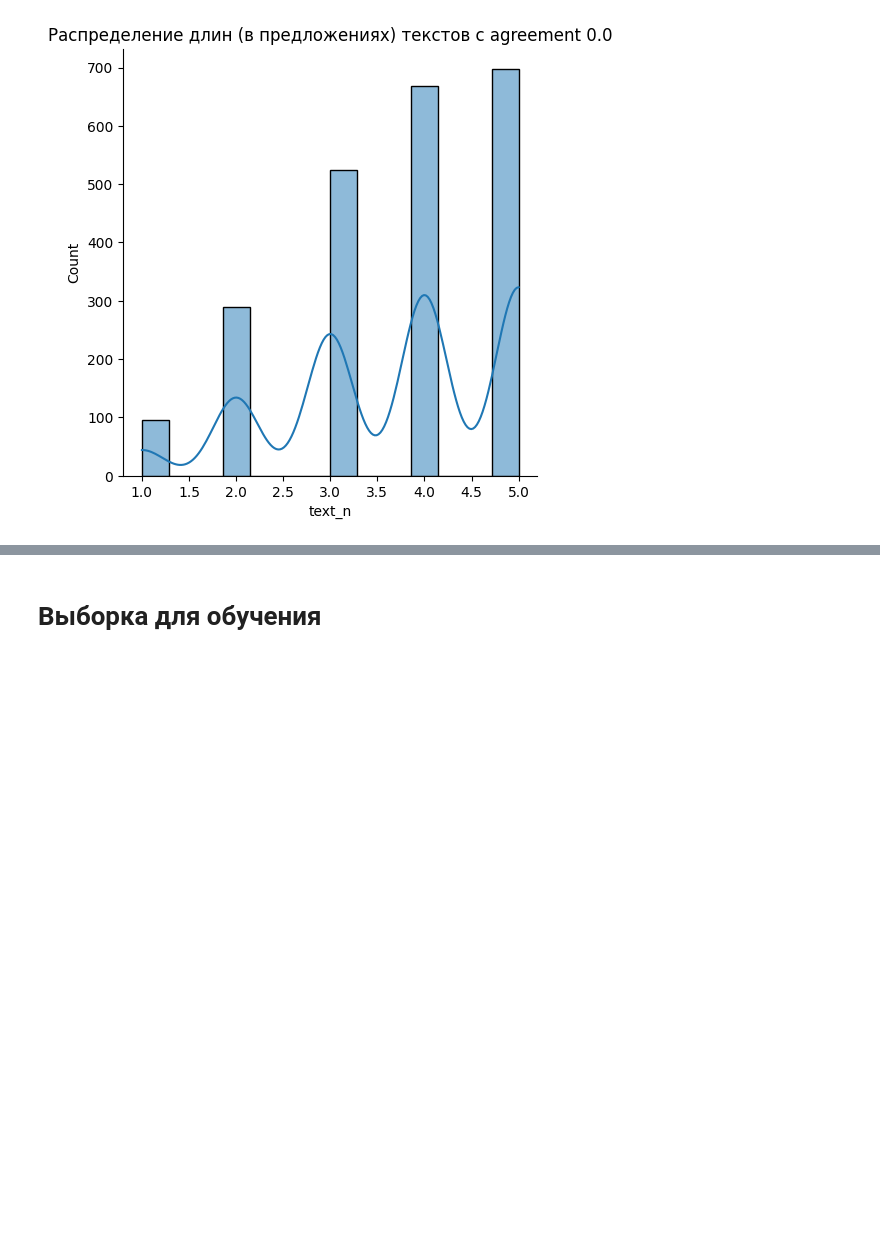
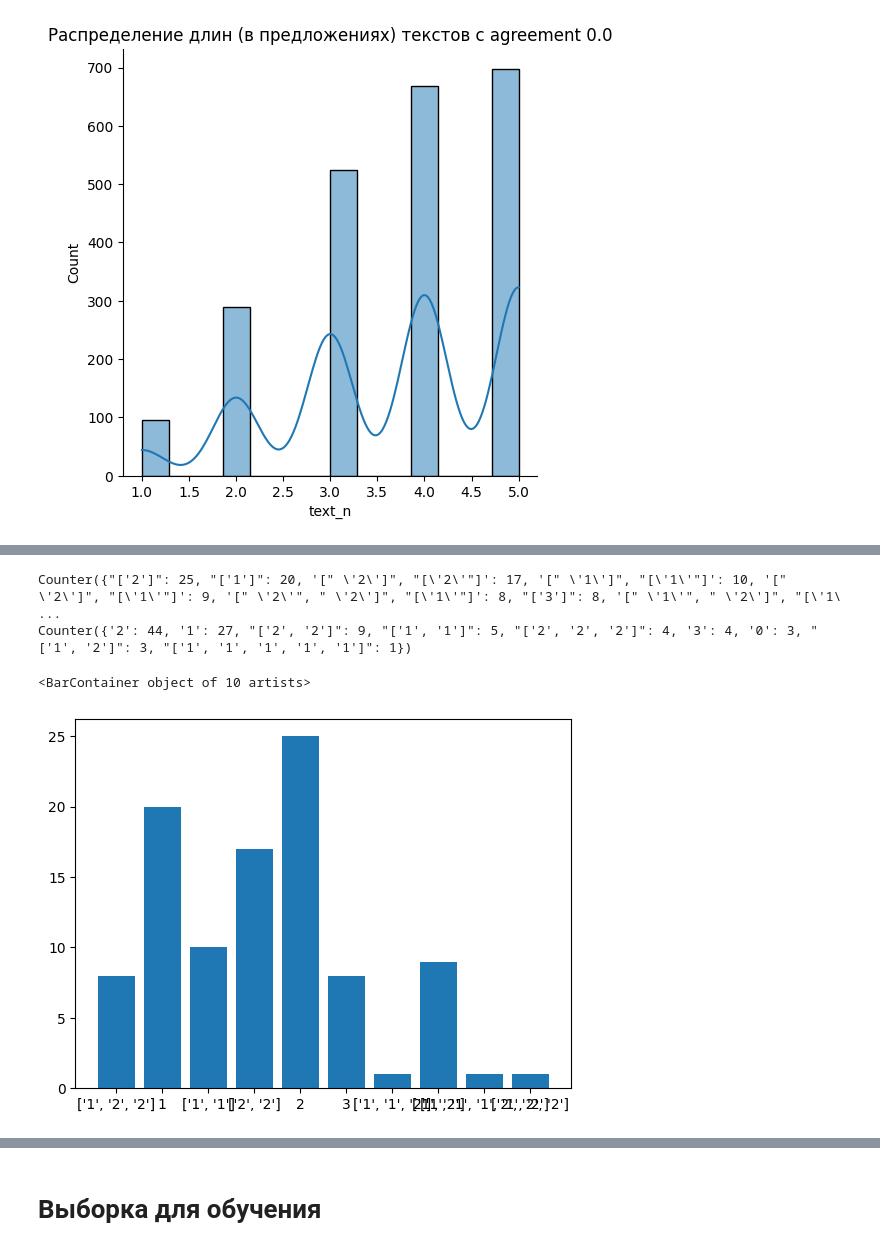
Before and after one commit to MaryObr/coursework, a Jupyter notebook: Coursework.ipynb, the cells around one changed output, grey strips where cells are left out. Cells and saved outputs as stored; diff of their text form; code cells hidden in the pictures; blank space fills up the shorter version.

```diff
--- a/Coursework.ipynb
+++ b/Coursework.ipynb
@@ -866,0 +865,9 @@ dtype: object
+# %%
+first = pd.read_sql('SELECT * from agreement_all', con=con)
+sixth = pd.read_sql('SELECT * from agreement_two', con=con)
+# %%
+scopef = first['scope'][:100].values
+scopes = sixth['scope'][:100].values
+# %%
+scopef = [str(sorted(s.split(','))) if type(s)!= int else str(s) for s in scopef]
+scopes = [str(sorted(s.split(','))) if type(s)!= int else str(s) for s in scopes]
@@ -866,0 +894,14 @@ dtype: object
+# %%
+f = Counter(scopef)
+s = Counter(scopes)
+# %%
+print(f)
+print(s)
+# %% [output]
+Counter({"['2']": 25, "['1']": 20, '[" \'2\']", "[\'2\'"]': 17, '[" \'1\']", "[\'1\'"]': 10, '[" \'2\']", "[\'1\'"]': 9, '[" \'2\'", " \'2\']", "[\'1\'"]': 8, "['3']": 8, '[" \'1\'", " \'2\']", "[\'1\ ...
+Counter({'2': 44, '1': 27, "['2', '2']": 9, "['1', '1']": 5, "['2', '2', '2']": 4, '3': 4, '0': 3, "['1', '2']": 3, "['1', '1', '1', '1', '1']": 1})
+# %%
+plt.bar(f.keys(), f.values(), width=0.8)
+# %% [output]
+<BarContainer object of 10 artists>
+[figure, added]
```
Also changed, not shown: parts of 116 cells of this notebook.
